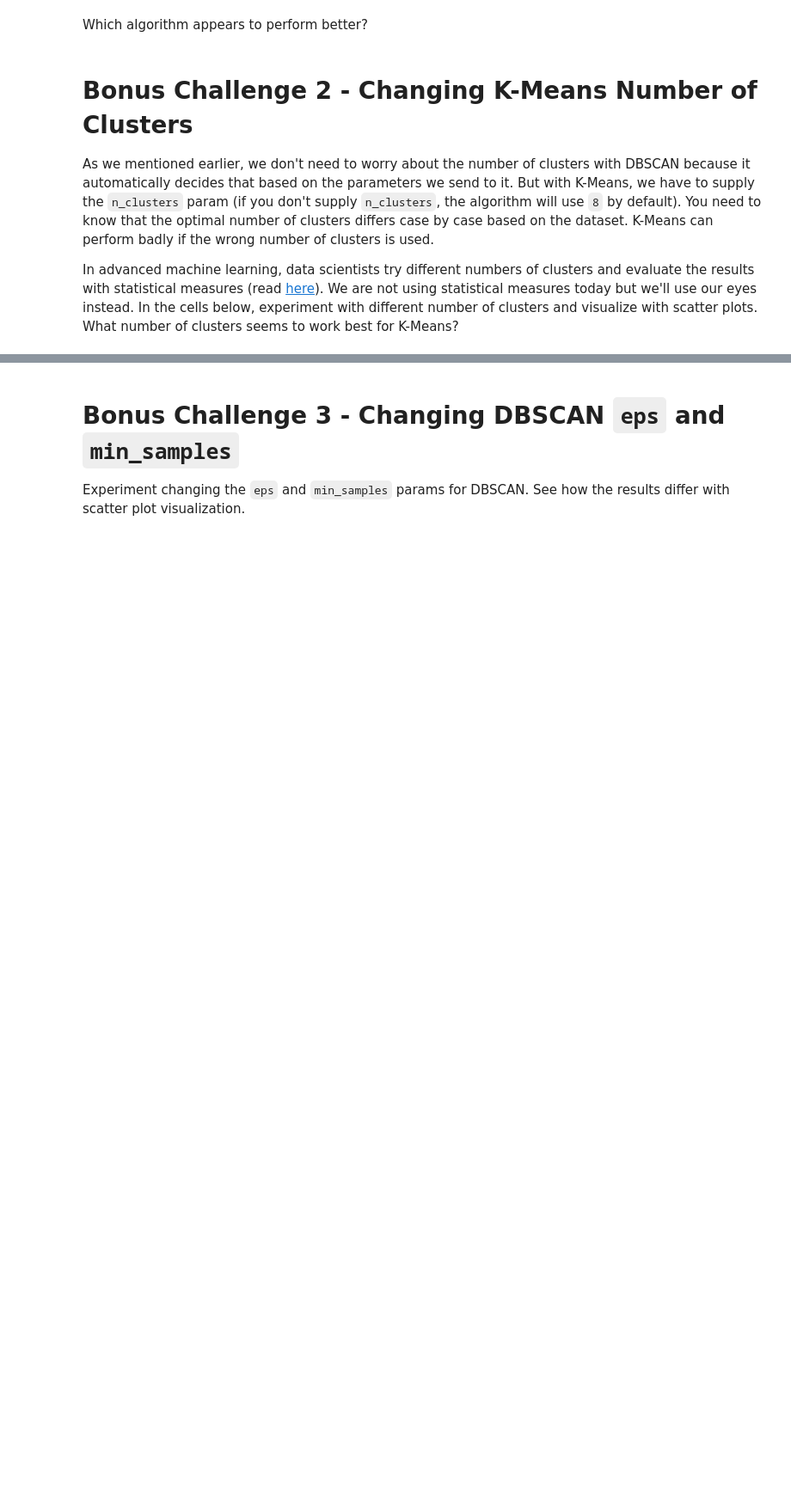
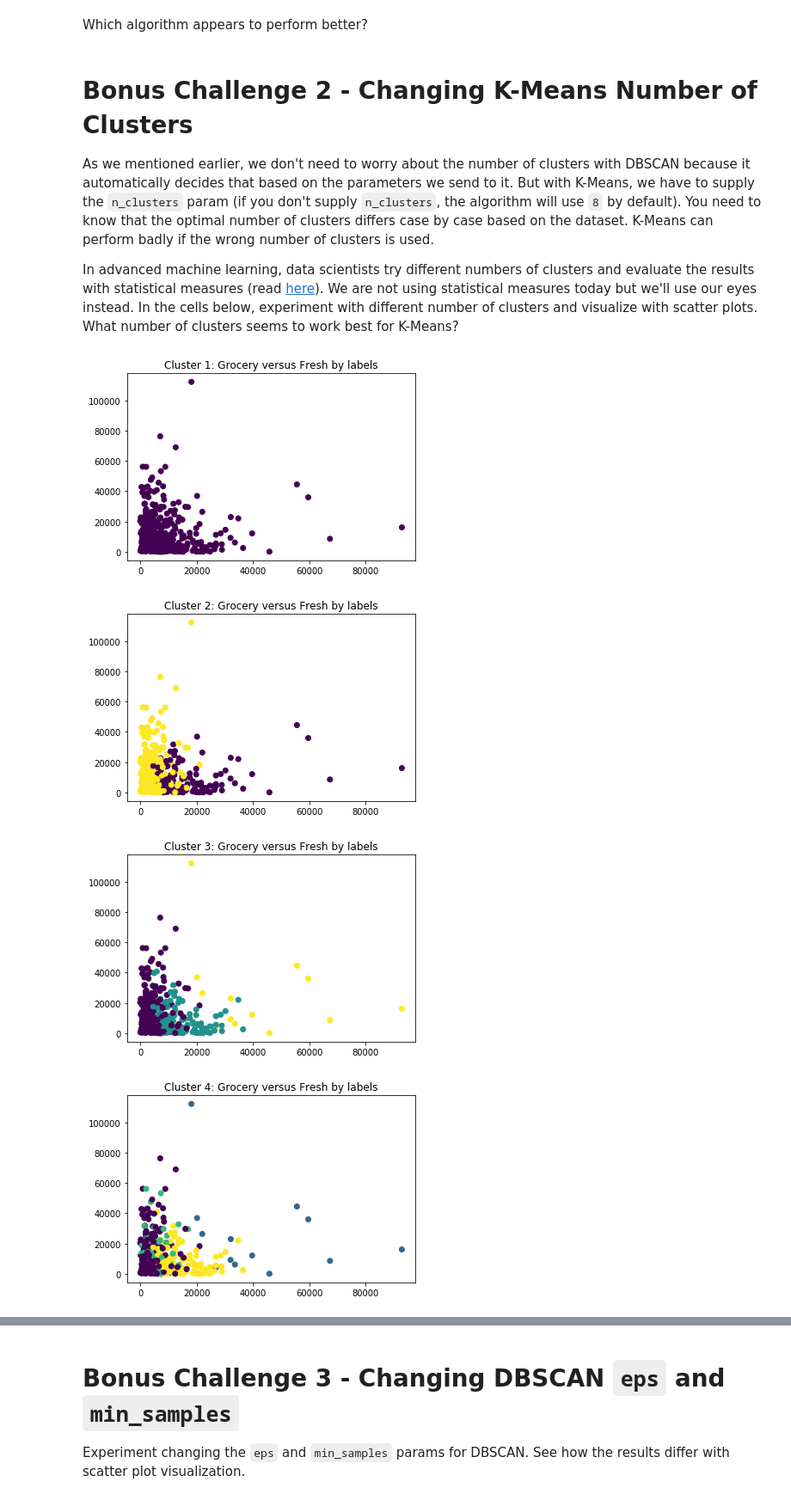
Before and after one commit to almsasantos/dataptmad1019, a Jupyter notebook: module-3/lab-unsupervised-learning/your-code/main.ipynb, the cells around one changed output, grey strips where cells are left out. Shown at 86% size. Saved outputs shown, nothing was run; the diff lists cells and outputs as text; code cells hidden in the pictures; blank space fills up the shorter version.

```diff
--- a/module-3/lab-unsupervised-learning/your-code/main.ipynb
+++ b/module-3/lab-unsupervised-learning/your-code/main.ipynb
@@ -122,0 +324,12 @@ In advanced machine learning, data scientists try different numbers of clusters
+# %%
+# Your code here
+for i in range(1, 10):
+    model = KMeans(n_clusters=i, random_state=0).fit(customers_scale)
+    plt.scatter(customers['Grocery'], customers['Fresh'], c=model.labels_)
+    plt.title(f'Cluster {i}: Grocery versus Fresh by labels')
+    plt.show()
+# %% [output]
+[figure, added]
+[figure, added]
+[figure, added]
+[figure, added]
```
Also changed, not shown: parts of 35 cells of this notebook.
